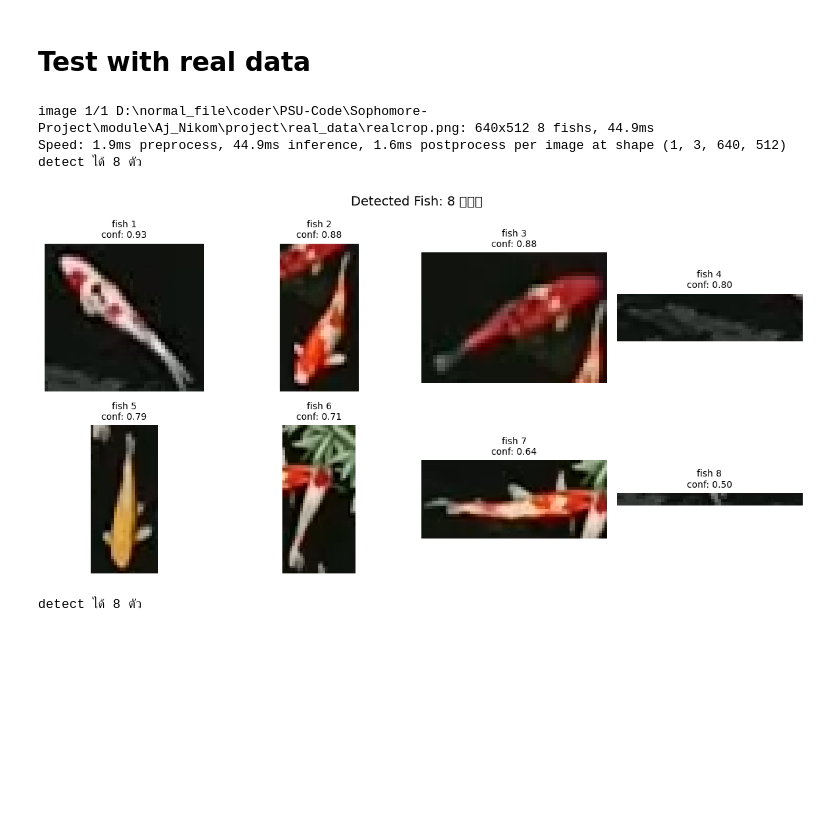
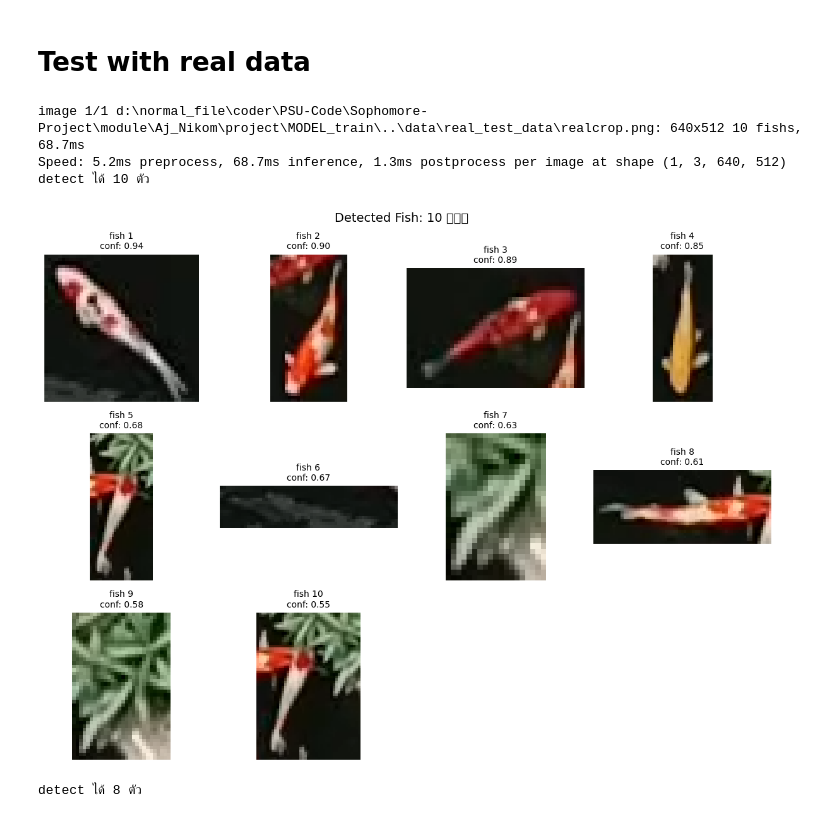
Before and after one commit to Anandaa69/yolov8-koi-detector, a Jupyter notebook: MODEL_train/koi-detect_train_Ver1.ipynb, the cells around one changed output. Saved outputs shown, nothing was run; the diff lists cells and outputs as text; code cells hidden in the pictures; blank space fills up the shorter version.

```diff
--- a/MODEL_train/koi-detect_train_Ver1.ipynb
+++ b/MODEL_train/koi-detect_train_Ver1.ipynb
@@ -118,10 +118,10 @@ task: 'detect'
 # %% [markdown]
 # Test + Visualize
 # %%
-model = YOLO('runs/detect/koi-detect/exp12/weights/best.pt')
+model = YOLO('runs/detect/koi-detect/exp_v1_remake_e150_b12/weights/best.pt')
 
 # Test กับ test set
-results = model.val(data='koi_data/data.yaml', split='test')
+results = model.val(data='../data/koi_data/data.yaml', split='test')
 # %% [output]
 Ultralytics 8.4.19  Python-3.12.12 torch-2.6.0+cu124 CUDA:0 (NVIDIA GeForce RTX 4060 Ti, 8188MiB)
 Model summary (fused): 73 layers, 11,125,971 parameters, 0 gradients, 28.4 GFLOPs
@@ -165,52 +163,50 @@ plt.show()
 # %% [markdown]
 # Test with real data
 # %%
-model = YOLO(r'D:/normal_file/coder/PSU-Code/Sophomore-Project/module/Aj_Nikom/project/runs/detect/koi-detect/exp12/weights/best.pt')
-
 results = model.predict(
-    source=r'D:/normal_file/coder/PSU-Code/Sophomore-Project/module/Aj_Nikom/project/real_data/realcrop.png',
+    source=r'../data/real_test_data/realcrop.png',
     conf=0.5,
     save=False,
     show=False
 )
 
 # Crop ปลาแต่ละตัว
-img = cv2.imread(r'D:/normal_file/coder/PSU-Code/Sophomore-Project/module/Aj_Nikom/project/real_data/realcrop.png')
+img = cv2.imread(r'../data/real_test_data/realcrop.png')
 img_rgb = cv2.cvtColor(img, cv2.COLOR_BGR2RGB)
 
 crops = []
 for i, box in enumerate(results[0].boxes.xyxy):
     x1, y1, x2, y2 = map(int, box)
     conf = float(results[0].boxes.conf[i])
     crop = img_rgb[y1:y2, x1:x2]
     crops.append((crop, conf))
 
 print(f'detect ได้ {len(crops)} ตัว')
 
 # วางเป็นตาราง
 cols = 4
 rows = math.ceil(len(crops) / cols)
 
 fig, axes = plt.subplots(rows, cols, figsize=(cols * 3, rows * 3))
 axes = axes.flatten() if rows > 1 else [axes] if cols == 1 else axes.flatten()
 
 for i, (crop, conf) in enumerate(crops):
     axes[i].imshow(crop)
     axes[i].set_title(f'fish {i+1}\nconf: {conf:.2f}', fontsize=10)
     axes[i].axis('off')
 
 # ปิด axes ที่เหลือ
 for j in range(len(crops), len(axes)):
     axes[j].axis('off')
 
 plt.suptitle(f'Detected Fish: {len(crops)} ตัว', fontsize=14)
 plt.tight_layout()
 plt.show()
 # %% [output]
-image 1/1 D:\normal_file\coder\PSU-Code\Sophomore-Project\module\Aj_Nikom\project\real_data\realcrop.png: 640x512 8 fishs, 44.9ms
-Speed: 1.9ms preprocess, 44.9ms inference, 1.6ms postprocess per image at shape (1, 3, 640, 512)
-detect ได้ 8 ตัว
+image 1/1 d:\normal_file\coder\PSU-Code\Sophomore-Project\module\Aj_Nikom\project\MODEL_train\..\data\real_test_data\realcrop.png: 640x512 10 fishs, 68.7ms
+Speed: 5.2ms preprocess, 68.7ms inference, 1.3ms postprocess per image at shape (1, 3, 640, 512)
+detect ได้ 10 ตัว
-[figure, old version]
+[figure, new version]
 # %%
 model = YOLO(r'D:/normal_file/coder/PSU-Code/Sophomore-Project/module/Aj_Nikom/project/runs/detect/koi-detect/exp12/weights/best.pt')
 img_path = 'D:/normal_file/coder/PSU-Code/Sophomore-Project/module/Aj_Nikom/project/real_data/realcrop.png'
```
Also changed, not shown: parts of 3 cells of this notebook, 7 other files.
